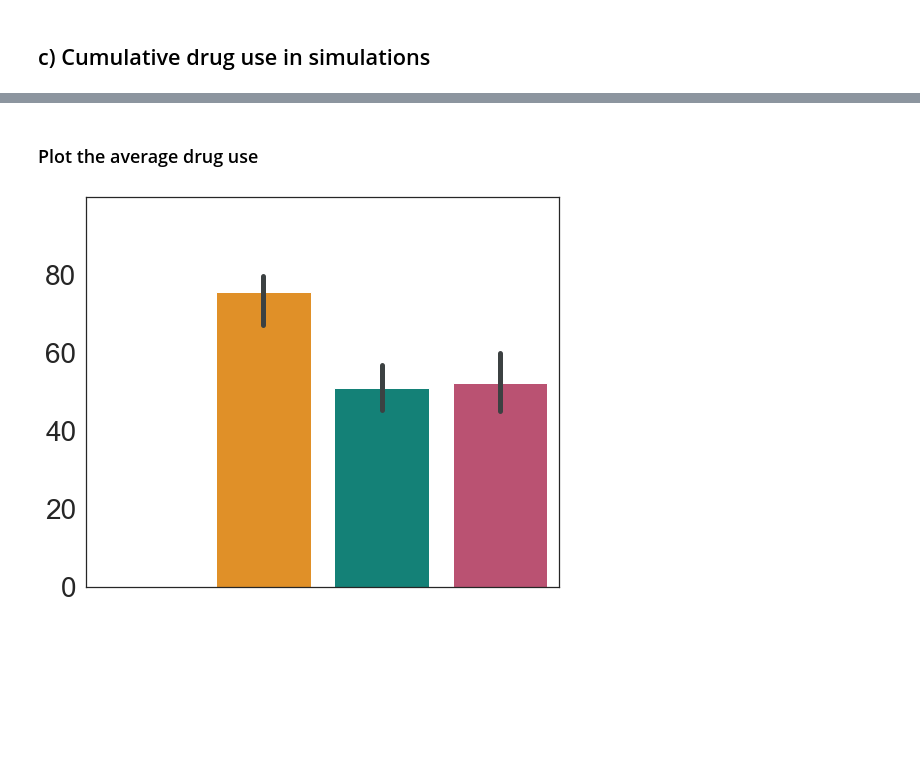
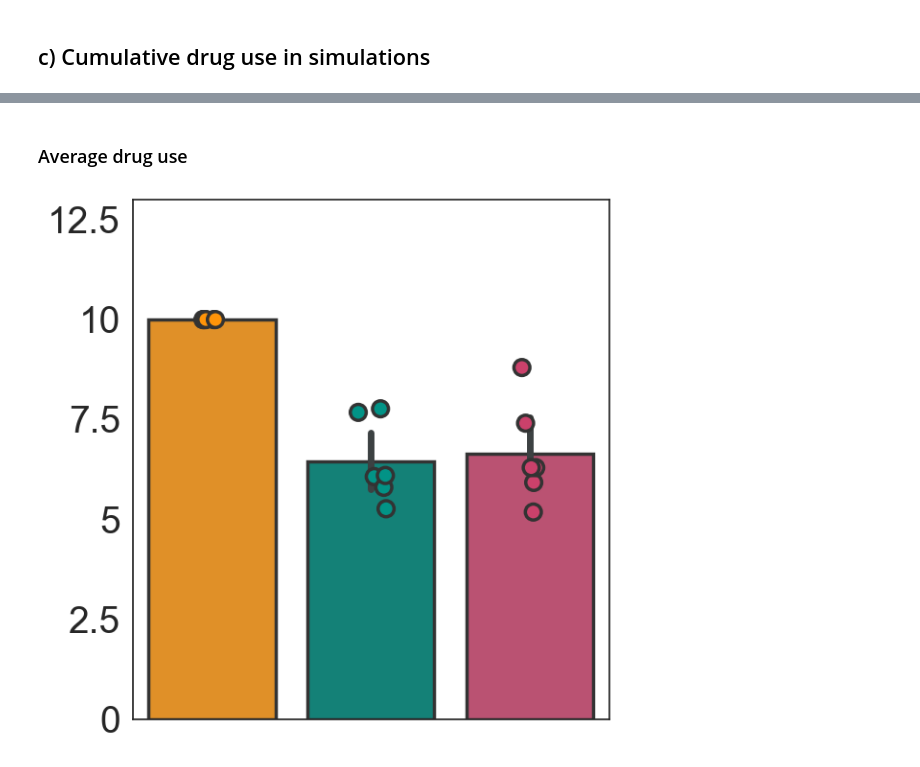
Before and after one commit to MathOnco/PARPi_Model, a Jupyter notebook: jnb_figure6.ipynb, the cells around one changed output, grey strips where cells are left out. Drawn from its saved outputs; the diff is of its cells as text; code cells hidden in the pictures; blank space fills up the shorter version.

```diff
--- a/jnb_figure6.ipynb
+++ b/jnb_figure6.ipynb
@@ -96,8 +119,8 @@ modelPredictionsDf = pd.concat(tmpDfList)
 ### Plot
 # %%
 # fig,axList = plt.subplots(1,1,figsize=(8,6))
-fig,axList = plt.subplots(1,2,sharex=True,sharey=True,figsize=(10,4))
-for i,algorithm in enumerate(["AT1", "AT2"]): #algorithmSpecsDic.keys()
+fig,axList = plt.subplots(1,3,sharex=True,sharey=True,figsize=(11.5,4))
+for i,algorithm in enumerate(["CT", "AT1", "AT2"]): #algorithmSpecsDic.keys()
     currModelDataDf = modelPredictionsDf[modelPredictionsDf.Algorithm==algorithm]
     # Plot
     ax = axList[i]
@@ -533,40 +343,53 @@ MTD; Statistics: 0.91; p-value: 0.44
 # %% [markdown]
-### Plot the average drug use
+### Average drug use
 # %%
+# Calculate average drug dose administered
 tmpDicList = []
-for i,txName in enumerate(['Ctrl','MTD','AT1','AT2']):
-    mouseList = dataDf_oc3.MouseId[dataDf_oc3.TreatmentBranch==txName].unique()
+for i,txName in enumerate(['MTD','AT1','AT2']):
+    mouseList = dataDf_oc3_normalised.MouseId[dataDf_oc3_normalised.TreatmentBranch==txName].unique()
     for j,mouse in enumerate(mouseList):
-        currDataDf = dataDf_oc3[(dataDf_oc3.MouseId==mouse)].copy()
+        currDataDf = dataDf_oc3_normalised[(dataDf_oc3_normalised.MouseId==mouse)].copy()
         for flankId in currDataDf.Flank.unique():
             currFlankData = currDataDf[(currDataDf.Flank==flankId) &
                                        (currDataDf.DrugConcentration!='X')].copy() # (np.isnan(currDataDf.Volume)==False)
-        survivalTime = currFlankData.Time[currFlankData.Volume>0].max()
+        # Work out how much drug was administered. The animals were treated and always measured
+        # every mon, wed, and fri. Sometimes they were measured on additional days. Work out which days
+        # they were treated on by only selecting mon, wed and fris from the data.
+        treatedDays = np.isin(currFlankData.Date.apply(lambda x: pd.to_datetime(x).weekday()), [0,2,4]) # Treat Mon, Wed, Fri
+        cumulativeDrug = np.sum(currFlankData.DrugConcentration.loc[treatedDays].astype(float))
+        meanDrug = np.mean(currFlankData.DrugConcentration.loc[treatedDays].astype(float))
+
+        # Record data
         tmpDicList.append({"MouseId":mouse,
-                           "CumulativeDrug":np.sum(currFlankData.DrugConcentration.astype(float)),
-                           "MeanDrug":np.sum(currFlankData.DrugConcentration.astype(float))/survivalTime,
+                           "CumulativeDrug":cumulativeDrug,
+                           "MeanDrug":meanDrug,
                            "TreatmentBranch":currFlankData.TreatmentBranch.unique()[0]})
 
 cumDrugDataDf = pd.DataFrame(tmpDicList)
 # %%
-# Figure for ovarian collaboration meeting presentation 2021.08.27
-plt.figure(figsize=(7.5,6))
+plt.figure(figsize=(6,6)) #(7.5,6)
 ax = sns.barplot(x="TreatmentBranch", y="MeanDrug",
+                 edgecolor=".2",linewidth=2.5,
                  errwidth=5, errcolor=sns.xkcd_rgb["charcoal grey"],
                  palette=myColourPlatte,
                  data=cumDrugDataDf)
-ax.set_ylim(0,100)
+ax = sns.stripplot(x="TreatmentBranch", y="MeanDrug",
+                 edgecolor=".2",linewidth=2.5,s=12,
+#                  errwidth=5, errcolor=sns.xkcd_rgb["charcoal grey"],
+                 palette=myColourPlatte,
+                 data=cumDrugDataDf)
+ax.set_ylim(0,13)
 ax.set_ylabel("")
 ax.set_xlabel(r"")
 ax.set_xticklabels([])
-ax.set_yticklabels([0,20,40,60,80,])
+ax.set_yticklabels([0,2.5,5,7.5,10,12.5])
 # sns.despine(offset=5, trim=True)
 plt.tick_params(labelsize=28)
 plt.xticks(rotation=315)
 plt.tight_layout()
 plt.savefig("figures/inVivoData_meanDrug_oc3.pdf")
 # %% [output]
-[figure, old version]
+[figure, new version]
 # %%
 # Statistics.
 # Shapiro-Wilk test for normality
```
Also changed, not shown: parts of 26 cells of this notebook, 4 other files.
